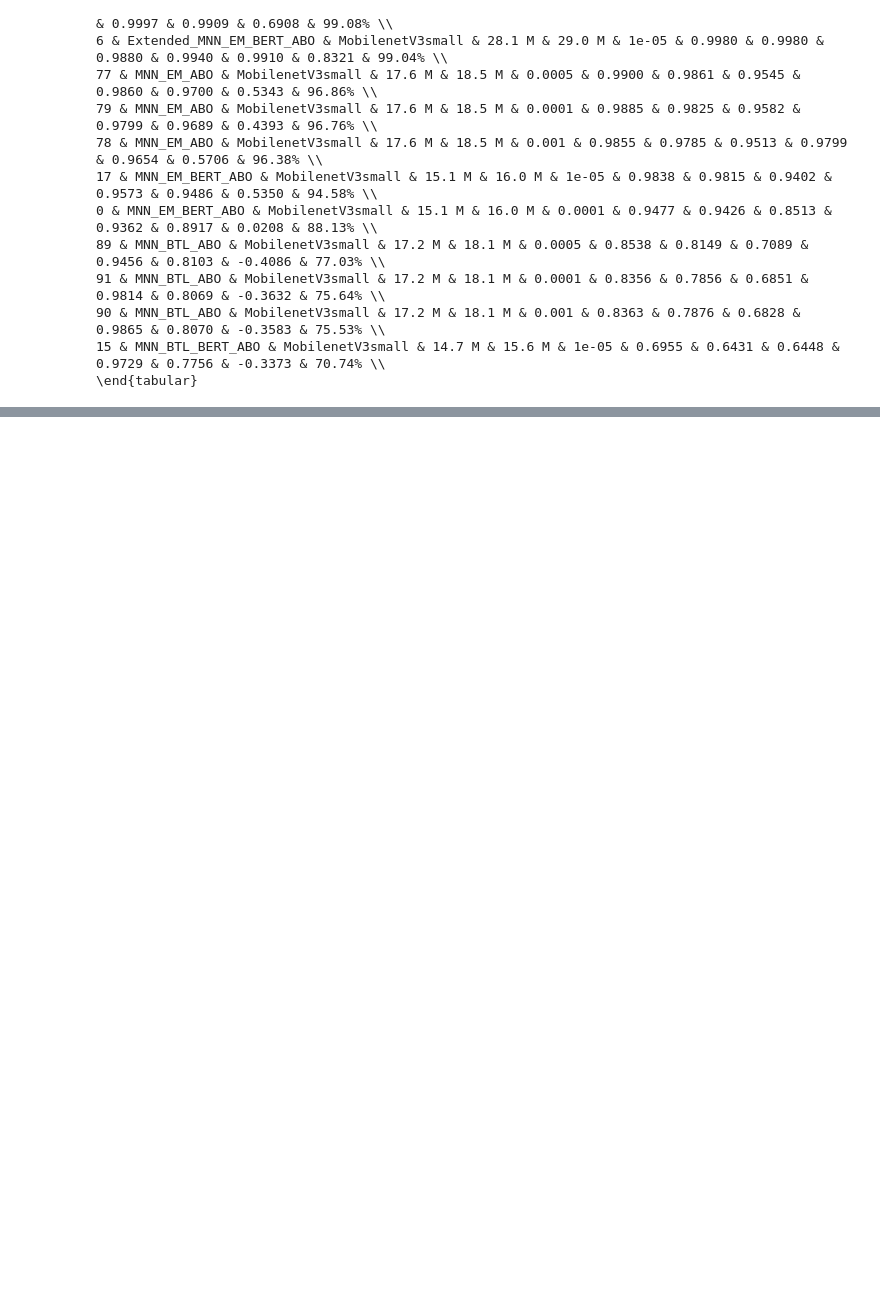
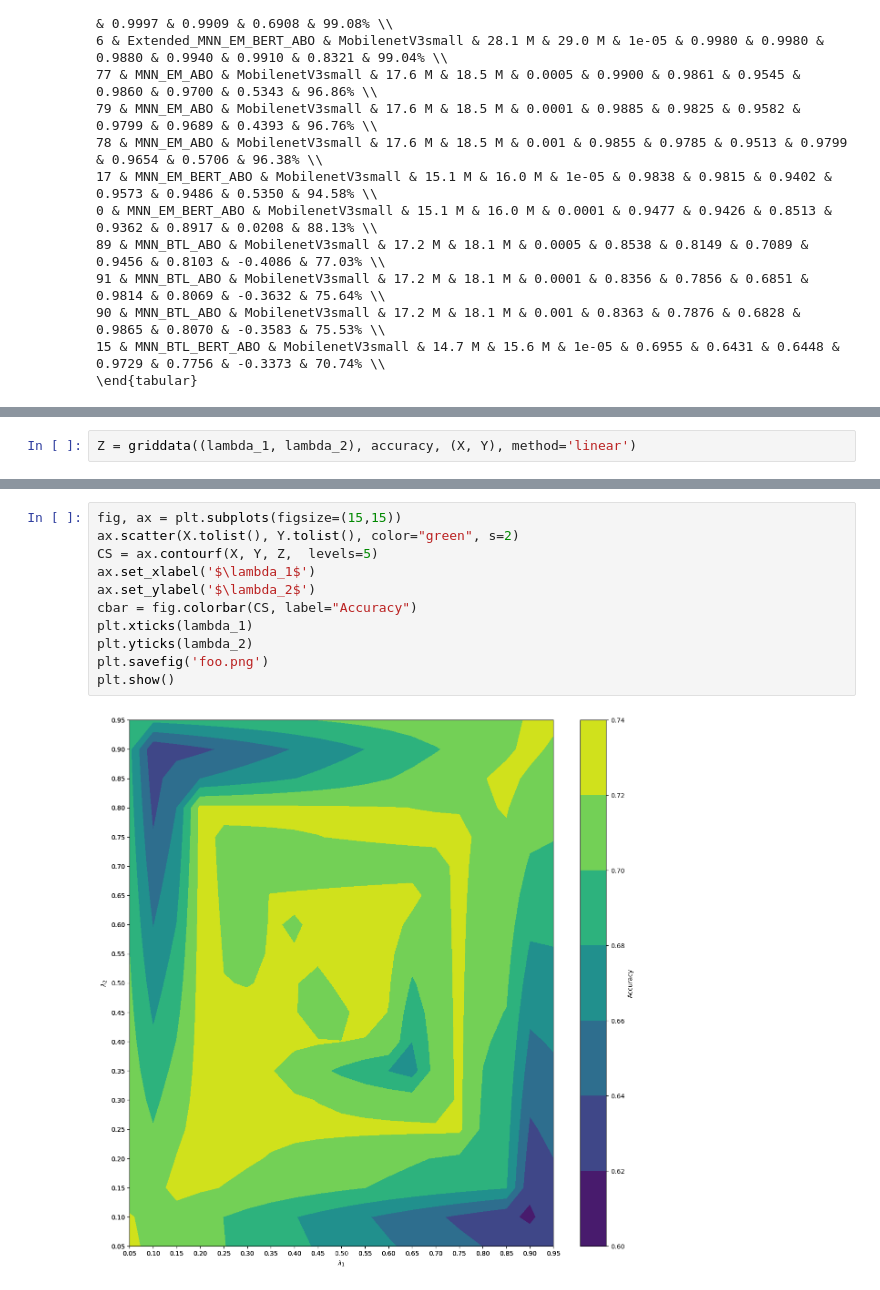
Before and after one commit to slacrum/multimodal_product_matching, a Jupyter notebook: notebooks/visualize_results_amazon.ipynb, the cells around one changed output, grey strips where cells are left out. Cells and saved outputs as stored; diff of their text form; blank space fills up the shorter version.

```diff
--- a/notebooks/visualize_results_amazon.ipynb
+++ b/notebooks/visualize_results_amazon.ipynb
@@ -411,0 +592,2 @@ print(metrics_df[(metrics_df["Model name"].str.contains("BERT")) | (metrics_df["
+# %%
+Z = griddata((lambda_1, lambda_2), accuracy, (X, Y), method='linear')
@@ -411,0 +616,13 @@ print(metrics_df[(metrics_df["Model name"].str.contains("BERT")) | (metrics_df["
+# %%
+fig, ax = plt.subplots(figsize=(15,15))
+ax.scatter(X.tolist(), Y.tolist(), color="green", s=2)
+CS = ax.contourf(X, Y, Z,  levels=5)
+ax.set_xlabel('$\lambda_1$')
+ax.set_ylabel('$\lambda_2$')
+cbar = fig.colorbar(CS, label="Accuracy")
+plt.xticks(lambda_1)
+plt.yticks(lambda_2)
+plt.savefig('foo.png')
+plt.show()
+# %% [output]
+[figure, added]
```
Also changed, not shown: parts of 24 cells of this notebook.
